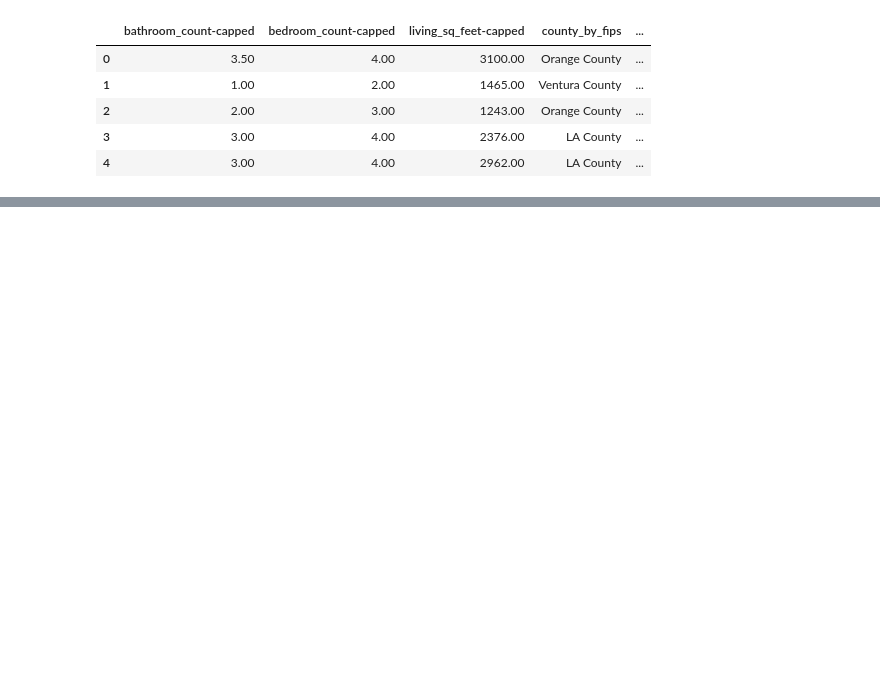
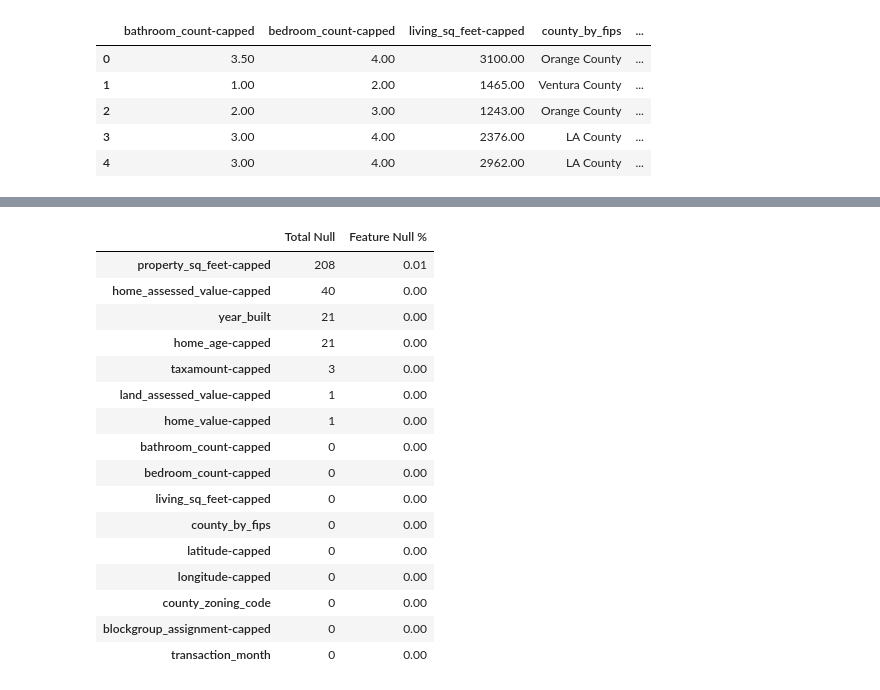
Before and after one commit to mijailmariano/clustering-exercises, a Jupyter notebook: modeling.ipynb, the cells around one changed output, grey strips where cells are left out. Cells and saved outputs as stored; diff of their text form; code cells hidden in the pictures; blank space fills up the shorter version.

```diff
--- a/modeling.ipynb
+++ b/modeling.ipynb
@@ -225,3 +213,26 @@ y_validate = validate['logerror']
 
 X_test = test.drop(columns = "logerror")
 y_test = test['logerror']
+# %%
+# checking train dataset for remaining nulls
+
+null_df = null_df(X_train)
+null_df
+# %% [output]
+|  | Total Null | Feature Null % |
+| property_sq_feet-capped | 208 | 0.01 |
+| home_assessed_value-capped | 40 | 0.00 |
+| year_built | 21 | 0.00 |
+| home_age-capped | 21 | 0.00 |
+| taxamount-capped | 3 | 0.00 |
+| land_assessed_value-capped | 1 | 0.00 |
+| home_value-capped | 1 | 0.00 |
+| bathroom_count-capped | 0 | 0.00 |
+| bedroom_count-capped | 0 | 0.00 |
+| living_sq_feet-capped | 0 | 0.00 |
+| county_by_fips | 0 | 0.00 |
+| latitude-capped | 0 | 0.00 |
+| longitude-capped | 0 | 0.00 |
+| county_zoning_code | 0 | 0.00 |
+| blockgroup_assignment-capped | 0 | 0.00 |
+| transaction_month | 0 | 0.00 |
```
Also changed, not shown: parts of 33 cells of this notebook, 1 other file.
